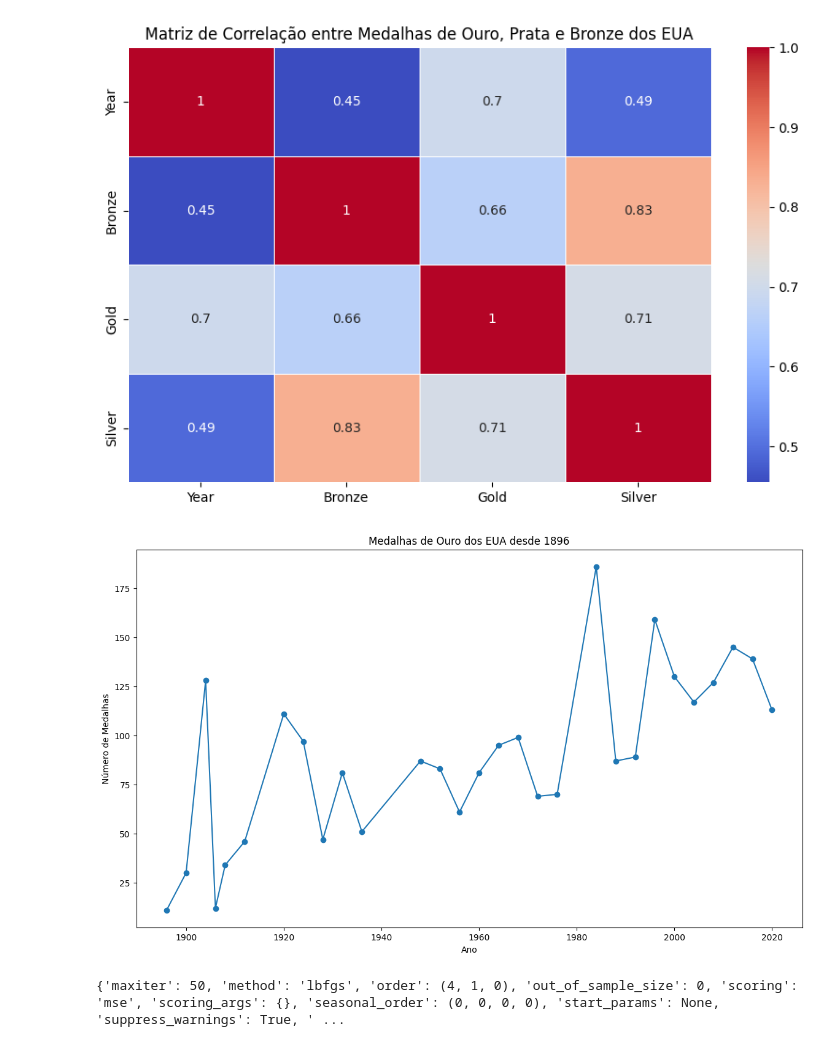
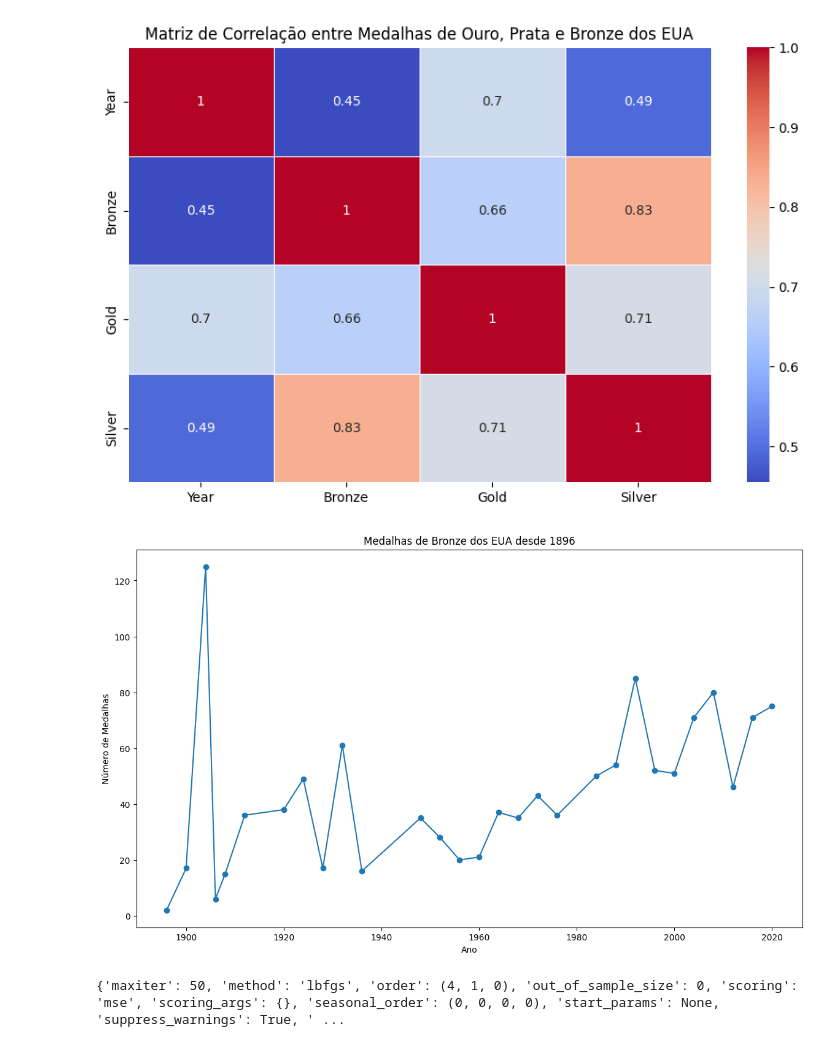
Before and after one commit to thiagonarcizo/formulacao-projetos, a Jupyter notebook: olimpiadas/tratamento.ipynb, the cells around one changed output. Drawn from its saved outputs; the diff is of its cells as text; code cells hidden in the pictures.

```diff
--- a/olimpiadas/tratamento.ipynb
+++ b/olimpiadas/tratamento.ipynb
@@ -288,13 +288,13 @@ plt.show()
 # %%
 #line plot das medalhas de ouro desde 1896 dos EUA
 plt.figure(figsize=(14, 8))
-plt.plot(df_medalsUSA['Year'], df_medalsUSA['Gold'], marker='o')
-plt.title('Medalhas de Ouro dos EUA desde 1896')
+plt.plot(df_medalsUSA['Year'], df_medalsUSA['Bronze'], marker='o')
+plt.title('Medalhas de Bronze dos EUA desde 1896')
 plt.xlabel('Ano')
 plt.ylabel('Número de Medalhas')
 plt.show()
 # %% [output]
-[figure, old version]
+[figure, new version]
 # %%
 from statsmodels.tsa.statespace.sarimax import SARIMAX
 from pmdarima import auto_arima
```
Also changed, not shown: parts of 12 cells of this notebook.
